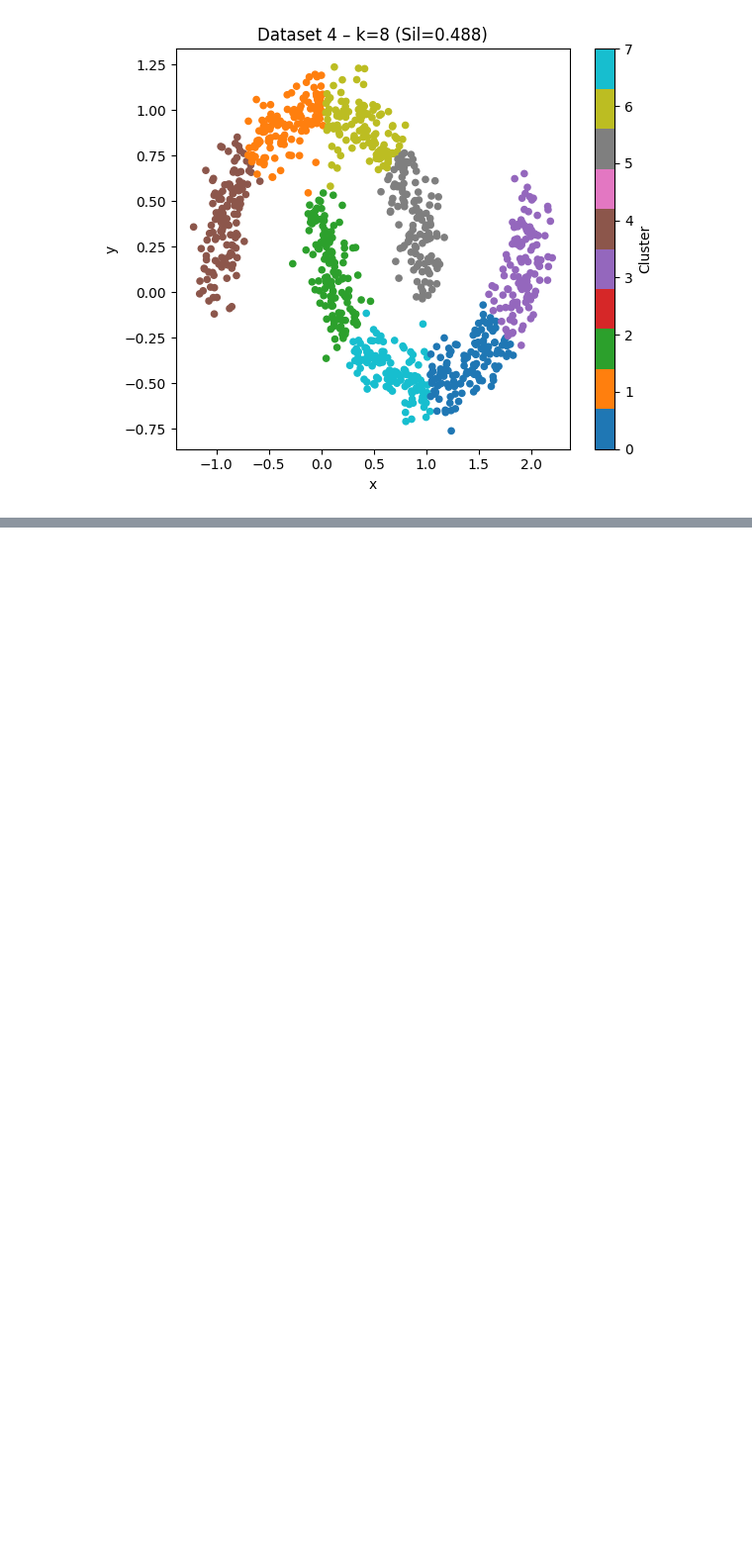
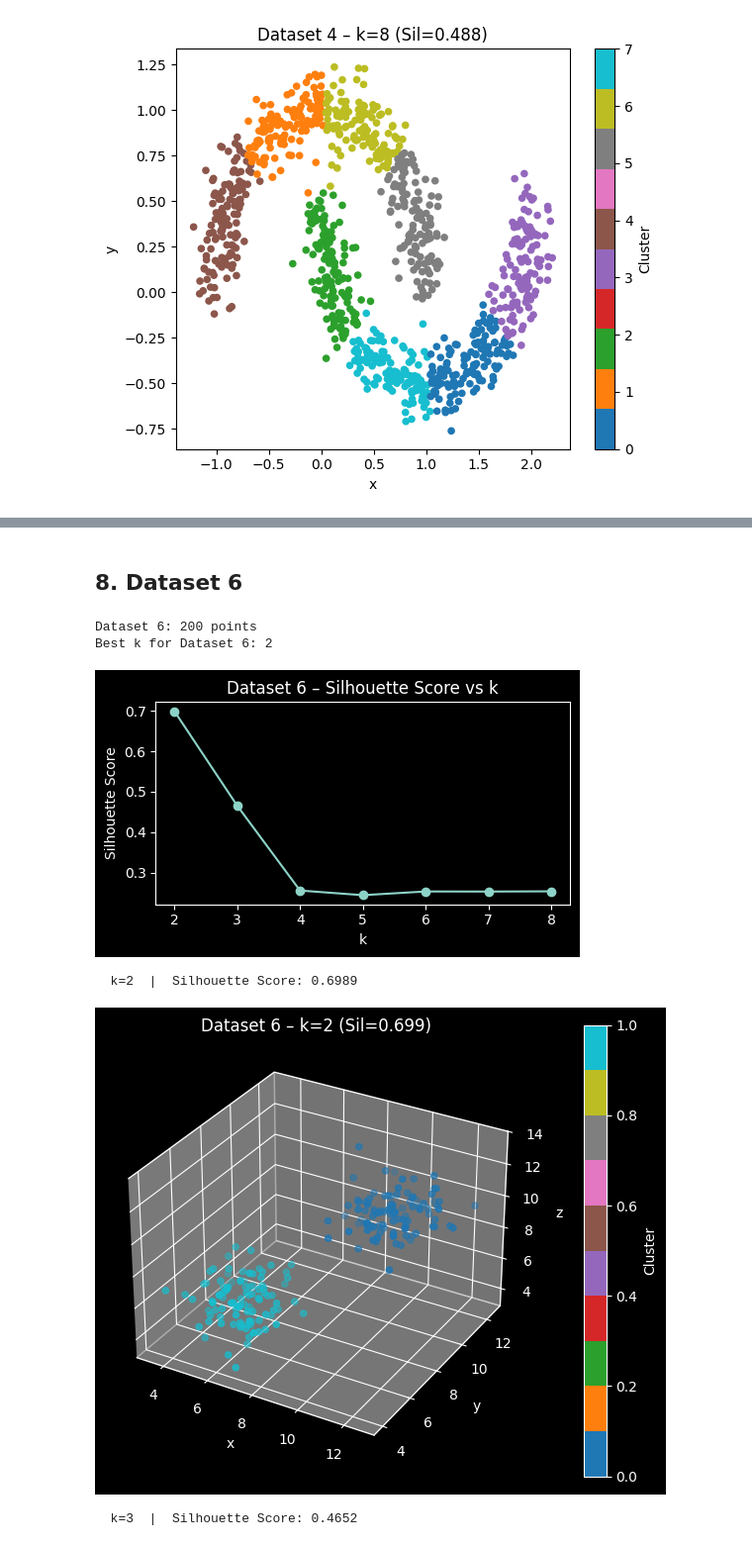
Before and after one commit to SpencerTSmith/MLF-Project3, a Jupyter notebook: project3_clustering.ipynb, the cells around one changed output, grey strips where cells are left out. Shown at 99% size. Saved outputs shown, nothing was run; the diff lists cells and outputs as text; code cells hidden in the pictures; blank space fills up the shorter version.

```diff
--- a/project3_clustering.ipynb
+++ b/project3_clustering.ipynb
@@ -71,6 +71,27 @@ def plot_clusters(df, labels, title):
     plt.show()
 
 
+def plot_clusters_3d(df, labels, title):
+    """Scatter plot for 3D datasets."""
+    fig = plt.figure(figsize=(6, 5))
+    ax = fig.add_subplot(projection='3d')
+    scatter = ax.scatter(
+	    df["x"],
+	    df["y"],
+	    df["z"],
+	    c=labels,
+	    cmap="tab10",
+	    s=20
+	)
+    ax.set_title(title)
+    ax.set_xlabel("x")
+    ax.set_ylabel("y")
+    ax.set_zlabel("z")
+    plt.colorbar(scatter, label="Cluster", pad=.1)
+    plt.tight_layout()
+    plt.show()
+
+
 def plot_silhouette_curve(scores_dict, dataset_name):
     """Plot silhouette scores across k values."""
     ks = sorted(scores_dict.keys())
@@ -202,0 +248,21 @@ Best k for Dataset 4: 7
+# %% [markdown]
+## 8. Dataset 6
+# %%
+df6 = pd.read_csv("Dataset 6.csv", header=None, names=["x", "y", "z"])
+print(f"Dataset 6: {len(df6)} points")
+
+best_k6, scores6 = find_best_k(df6.values)
+print(f"Best k for Dataset 6: {best_k6}")
+plot_silhouette_curve(scores6, "Dataset 6")
+
+results6 = run_kmeans_and_save_results(df6, "Dataset6", best_k6)
+for k, res in results6.items():
+    print(f"  k={k}  |  Silhouette Score: {res['score']:.4f}")
+    plot_clusters_3d(df6, res["labels"], f"Dataset 6 – k={k} (Sil={res['score']:.3f})")
+# %% [output]
+Dataset 6: 200 points
+Best k for Dataset 6: 2
+[figure, added]
+  k=2  |  Silhouette Score: 0.6989
+[figure, added]
+  k=3  |  Silhouette Score: 0.4652
```
Also changed, not shown: parts of 6 cells of this notebook, 22 other files.
